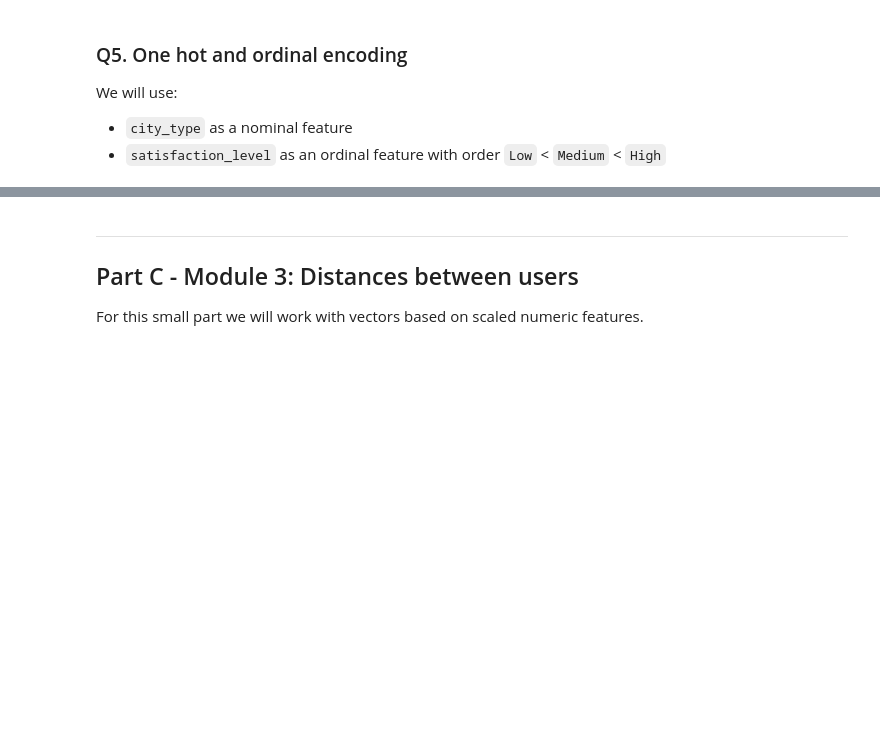
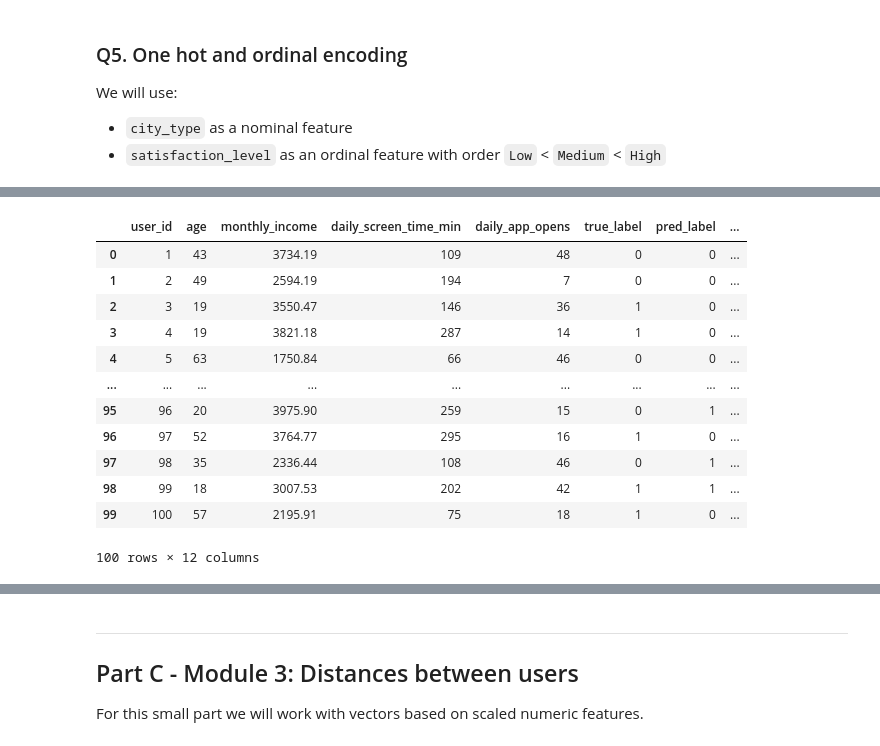
Before and after one commit to tanvirrahmanaz/Phitron, a Jupyter notebook: Assignment_01_Machine_Learning_Course.ipynb, the cells around one changed output, grey strips where cells are left out. Saved outputs shown, nothing was run; the diff lists cells and outputs as text; code cells hidden in the pictures; blank space fills up the shorter version.

```diff
--- a/Assignment_01_Machine_Learning_Course.ipynb
+++ b/Assignment_01_Machine_Learning_Course.ipynb
@@ -274,3 +274,6 @@ We will use:
 - `satisfaction_level` as an ordinal feature with order `Low` < `Medium` < `High`
 # %%
 # Q5.1: One hot encoding for city_type using pandas [10 marks]
+
+one_hot_city = pd.get_dummies(df["city_type"], prefix="city")
+one_hot_city
@@ -277,4 +294,21 @@ We will use:
 # %%
 # Q5.2: Attach one hot encoded columns to df [5 marks]
+
+df = pd.concat([df, one_hot_city], axis=1)
+df
+# %% [output]
+|  | user_id | age | monthly_income | daily_screen_time_min | daily_app_opens | true_label | pred_label | ... |
+| 0 | 1 | 43 | 3734.19 | 109 | 48 | 0 | 0 | ... |
+| 1 | 2 | 49 | 2594.19 | 194 | 7 | 0 | 0 | ... |
+| 2 | 3 | 19 | 3550.47 | 146 | 36 | 1 | 0 | ... |
+| 3 | 4 | 19 | 3821.18 | 287 | 14 | 1 | 0 | ... |
+| 4 | 5 | 63 | 1750.84 | 66 | 46 | 0 | 0 | ... |
+| ... | ... | ... | ... | ... | ... | ... | ... | ... |
+| 95 | 96 | 20 | 3975.90 | 259 | 15 | 0 | 1 | ... |
+| 96 | 97 | 52 | 3764.77 | 295 | 16 | 1 | 0 | ... |
+| 97 | 98 | 35 | 2336.44 | 108 | 46 | 0 | 1 | ... |
+| 98 | 99 | 18 | 3007.53 | 202 | 42 | 1 | 1 | ... |
+| 99 | 100 | 57 | 2195.91 | 75 | 18 | 1 | 0 | ... |
+100 rows × 12 columns
 # %%
 # Q5.3: Ordinal encoding for satisfaction_level [10 marks]
```
Also changed, not shown: parts of 8 cells of this notebook.
